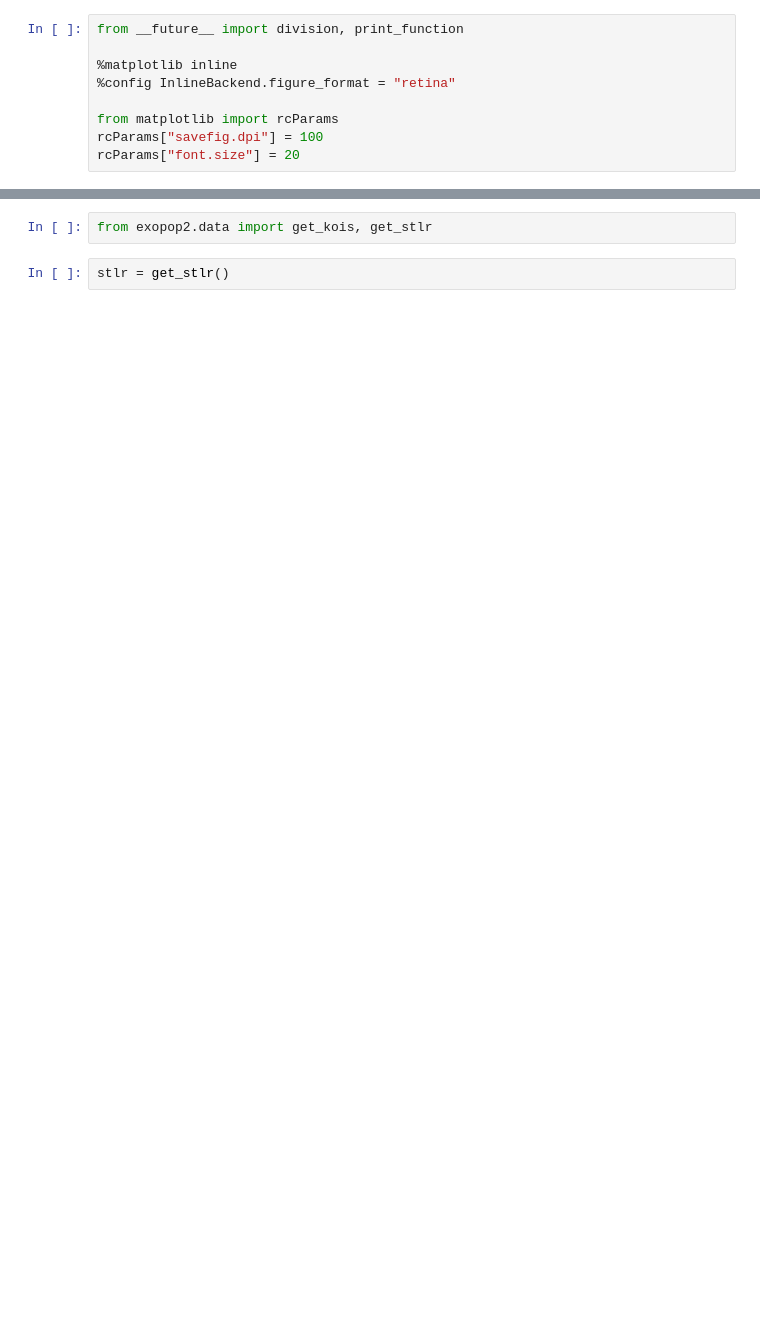
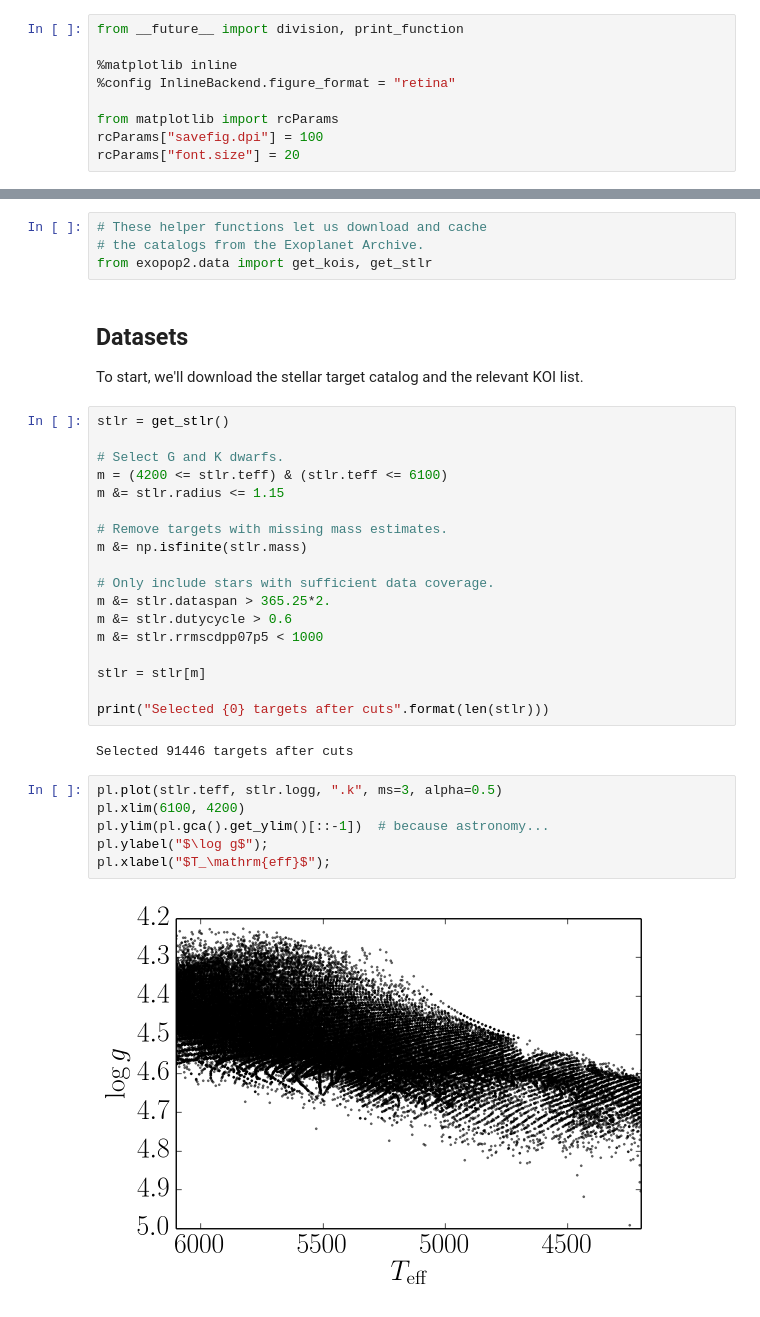
Before and after one commit to dfm/exopop2, a Jupyter notebook: Completeness.ipynb, the cells around one changed output, grey strips where cells are left out. Drawn from its saved outputs; the diff is of its cells as text; blank space fills up the shorter version.

```diff
--- a/Completeness.ipynb
+++ b/Completeness.ipynb
@@ -14,4 +22,36 @@ from scipy.stats import binom
-# %%
-from exopop2.data import get_kois, get_stlr
-# %%
-stlr = get_stlr()
+# %%
+# These helper functions let us download and cache
+# the catalogs from the Exoplanet Archive.
+from exopop2.data import get_kois, get_stlr
+# %% [markdown]
+## Datasets
+
+To start, we'll download the stellar target catalog and the relevant KOI list.
+# %%
+stlr = get_stlr()
+
+# Select G and K dwarfs.
+m = (4200 <= stlr.teff) & (stlr.teff <= 6100)
+m &= stlr.radius <= 1.15
+
+# Remove targets with missing mass estimates.
+m &= np.isfinite(stlr.mass)
+
+# Only include stars with sufficient data coverage.
+m &= stlr.dataspan > 365.25*2.
+m &= stlr.dutycycle > 0.6
+m &= stlr.rrmscdpp07p5 < 1000
+
+stlr = stlr[m]
+
+print("Selected {0} targets after cuts".format(len(stlr)))
+# %% [output]
+Selected 91446 targets after cuts
+# %%
+pl.plot(stlr.teff, stlr.logg, ".k", ms=3, alpha=0.5)
+pl.xlim(6100, 4200)
+pl.ylim(pl.gca().get_ylim()[::-1])  # because astronomy...
+pl.ylabel("$\log g$");
+pl.xlabel("$T_\mathrm{eff}$");
+# %% [output]
+[figure, added]
```
Also changed, not shown: parts of 25 cells of this notebook, 1 other file.
